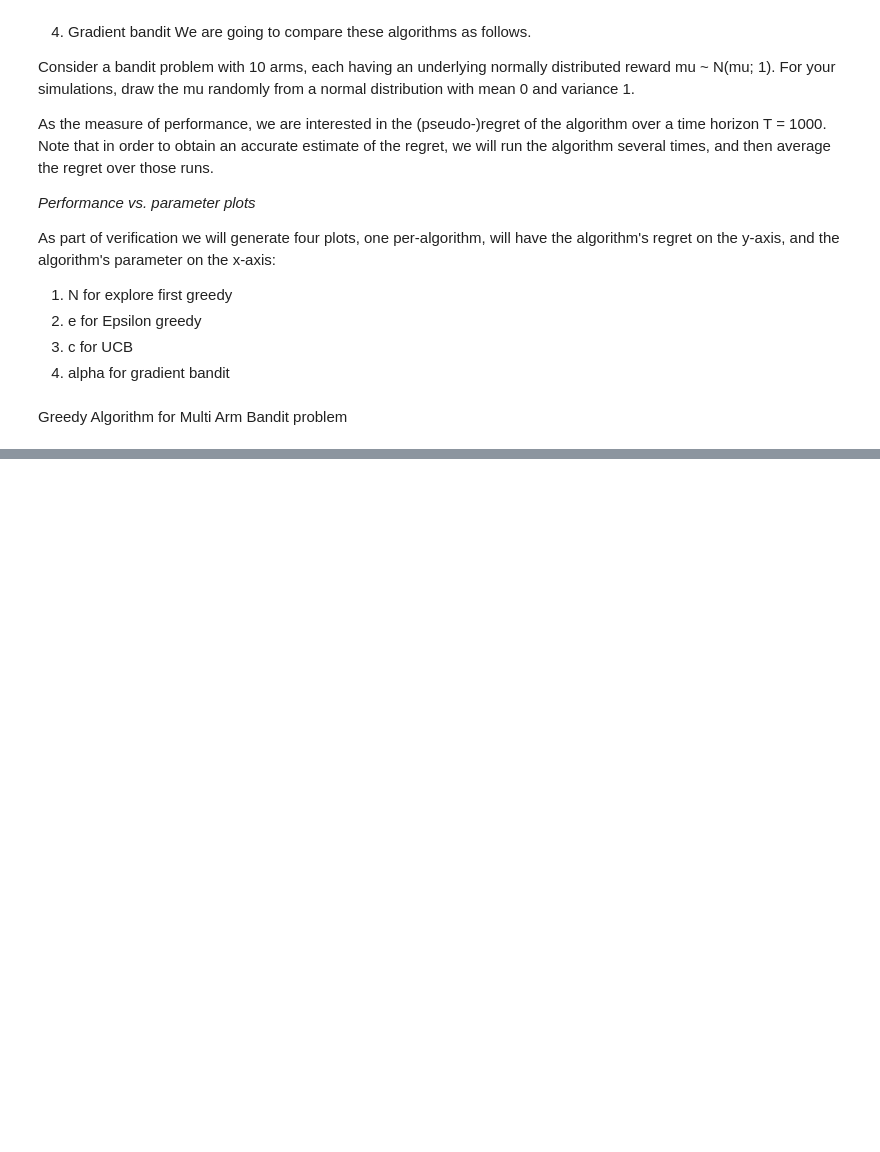
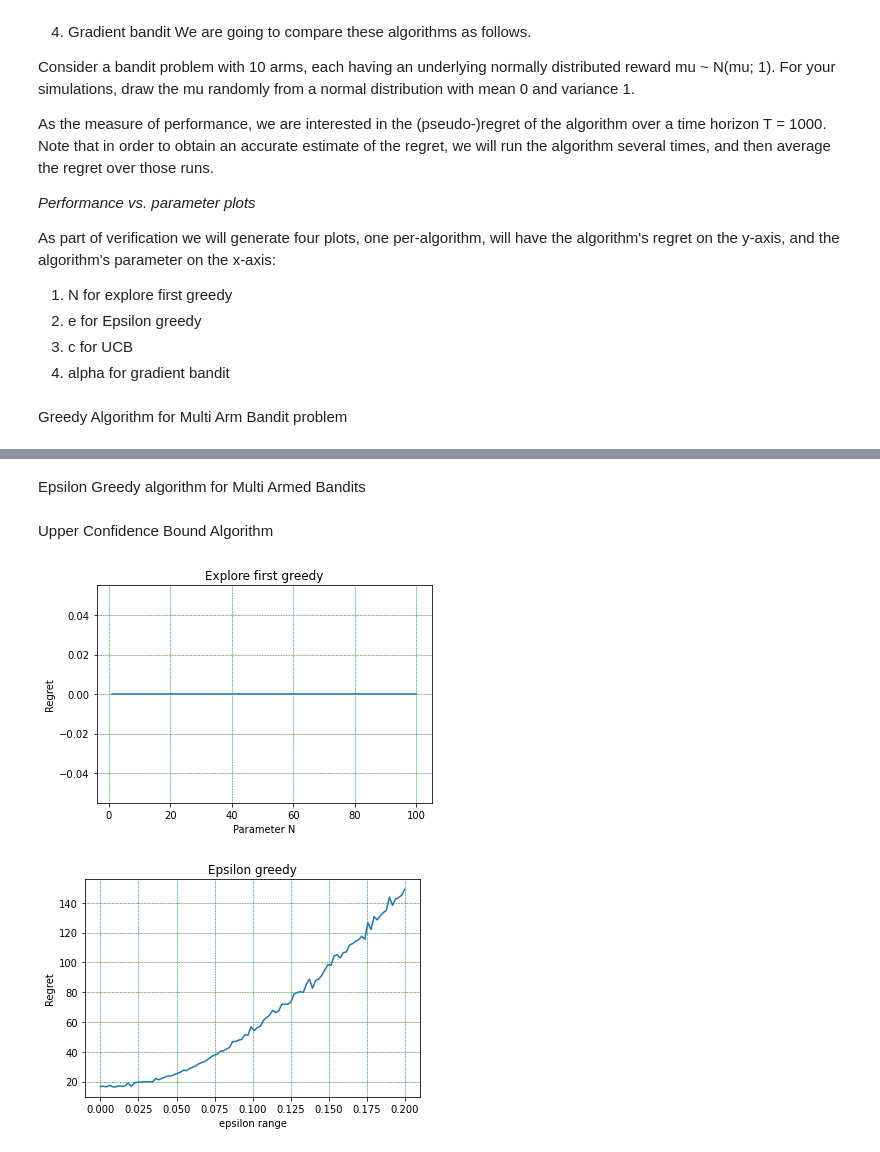
Before and after one commit to sathyasheelans/Reinforcement-Learning, a Jupyter notebook: multi_Arm_Bandits.ipynb, the cells around one changed output, grey strips where cells are left out. Drawn from its saved outputs; the diff is of its cells as text; code cells hidden in the pictures; blank space fills up the shorter version.

Commit message:
Upper Confidence Bounds

```diff
--- a/multi_Arm_Bandits.ipynb
+++ b/multi_Arm_Bandits.ipynb
@@ -115,0 +70,2 @@ if __name__ == '__main__':
+# %% [markdown]
+Epsilon Greedy algorithm for Multi Armed Bandits
@@ -115,0 +103,2 @@ if __name__ == '__main__':
+# %% [markdown]
+Upper Confidence Bound Algorithm
@@ -115,0 +129,66 @@ if __name__ == '__main__':
+# %%
+def main():
+
+    #Repeat the algorithm to get average regret over 100 times
+    Regret_greedy=np.zeros(100) #Regret initialization
+    Regret_new_greedy=np.zeros(100) #Temp Regret initialization
+    Regret_eps_greedy=np.zeros(100) #Regret initialization
+    Regret_new_eps_greedy=np.zeros(100) #Temp Regret initialization
+    Regret_ucb=np.zeros(100) #Regret initialization
+    Regret_new_ucb=np.zeros(100) #Temp Regret initialization
+    iterations=100
+    simulations=100
+    E_parameter=np.arange(1,101) #Exploration parameter
+    eps_parameter=np.linspace(0,0.2,100) #Range of Epsillon values
+    confidence=np.linspace(0,2,100) #Range of Epsillon values
+
+    i=0
+    j=0
+
+    #Run the simulation for 100 times for Greedy Algorithm
+    while(j<simulations):
+        while(i<iterations):
+            Regret_greedy[i]=greedy(10,1000,E_parameter[i])
+            Regret_eps_greedy[i]=UCB(10,1000,confidence[i])
+            Regret_ucb[i]=UCB(10,1000,confidence[i])
+            i+=1
+        i=0
+        Regret_new_greedy=np.add(Regret_new_greedy,Regret_greedy) #Save all the regret to take average over 100 iterations
+        Regret_new_eps_greedy=np.add(Regret_new_eps_greedy,Regret_eps_greedy) #Save all the regret to take average over 100 iterations
+        Regret_new_ucb=np.add(Regret_new_ucb,Regret_ucb) #Save all the regret to take average over 100 iterations
+        j+=1
+    Regret_new_greedy=Regret_new_greedy/simulations
+    Regret_new_eps_greedy=Regret_new_eps_greedy/simulations
+    Regret_new_ucb=Regret_new_ucb/simulations
+    #Regret_greedy=Regret_greedy/simulations
+
+
+    #Plots of Greedy algorithm
+    plt.figure("Explore first greedy")
+    plt.title("Explore first greedy")
+    plt.plot(E_parameter,Regret_new_greedy)
+    plt.xlabel("Parameter N")
+    plt.ylabel("Regret")
+    plt.grid(color = 'green', linestyle = '--', linewidth = 0.5)
+
+    #Plots of Epsilon Greedy algorithm
+    plt.figure("Epsilon greedy")
+    plt.title("Epsilon greedy")
+    plt.plot(eps_parameter,Regret_new_eps_greedy)
+    plt.xlabel("epsilon range")
+    plt.ylabel("Regret")
+    plt.grid(color = 'green', linestyle = '--', linewidth = 0.5)
+
+    #Plots of Upper Confidence Bound
+    plt.figure("UCB")
+    plt.title("Upper Confidence Bound")
+    plt.plot(confidence,Regret_new_ucb)
+    plt.xlabel("Confidence levels")
+    plt.ylabel("Regret")
+    plt.grid(color = 'green', linestyle = '--', linewidth = 0.5)
+
+if __name__ == '__main__':
+    main()
+# %% [output]
+[figure, added]
+[figure, added]
```
Also changed, not shown: parts of 5 cells of this notebook, 1 other file.
